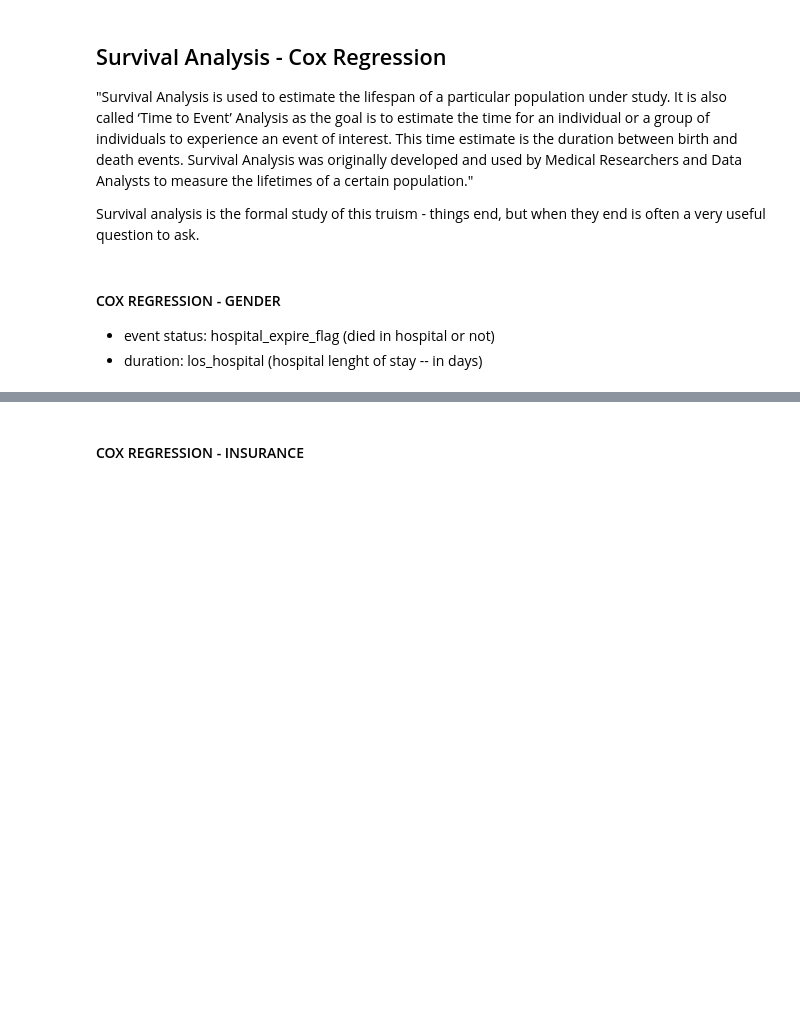
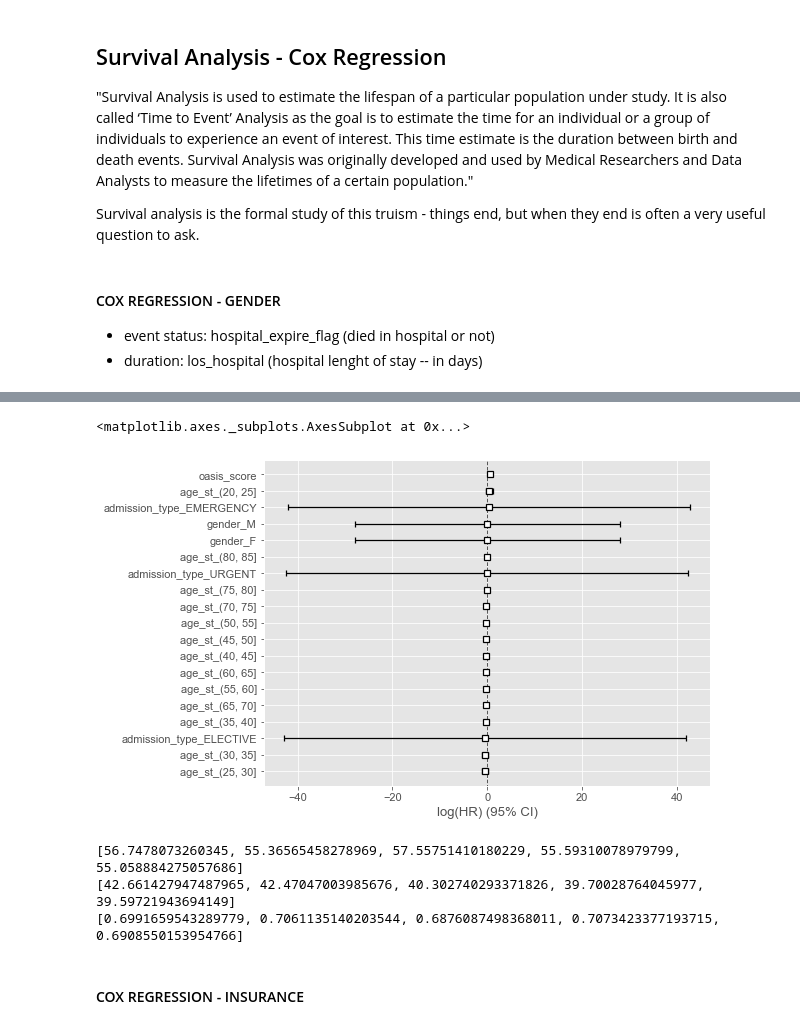
Before and after one commit to bseewald/fairness-ml-health, a Jupyter notebook: notebooks/mimic-iii/regression/cox_regression.ipynb, the cells around one changed output, grey strips where cells are left out. Saved outputs shown, nothing was run; the diff lists cells and outputs as text; code cells hidden in the pictures; blank space fills up the shorter version.

Commit message:
wip: cox regression

```diff
--- a/notebooks/mimic-iii/regression/cox_regression.ipynb
+++ b/notebooks/mimic-iii/regression/cox_regression.ipynb
@@ -369,14 +373,10 @@ Index(['subject_id', 'hadm_id', 'icustay_id', 'gender', 'dod', 'admittime',
 # %%
 cohort = cohort_df.copy()
 cohort.dropna(inplace=True)
-
-# Set index and covert column type
-# cohort.set_index('hadm_id')
-# cohort['dod'] = cohort['dod'].values.astype(float)
 
 # Binning
 cohort['age_st'] = pd.cut(cohort['age'], np.arange(15, 90, 5))
 cohort.drop('age', axis=1, inplace=True)
 
-cohort['icd9_group'] = 0
+# cohort['icd9_group'] = 0
 # %%
@@ -491,19 +491,19 @@ drop = ['subject_id', 'hadm_id', 'icustay_id', 'dod', 'admittime', 'dischtime',
 cohort.drop(drop, axis=1, inplace=True)
 # %%
 # Convert categorical variables
-categorical_gender = ['gender', 'admission_type', 'age_st', 'icd9_group']
-categorical_insurance = ['insurance', 'admission_type', 'age_st', 'icd9_group']
-categorical_ethnicity = ['ethnicity_grouped', 'admission_type', 'age_st', 'icd9_group']
-categorical_oasis = ['admission_type', 'age_st', 'icd9_group']
+categorical_gender = ['gender', 'admission_type', 'age_st']
+categorical_insurance = ['insurance', 'admission_type', 'age_st']
+categorical_ethnicity = ['ethnicity_grouped', 'admission_type', 'age_st']
+categorical_oasis = ['admission_type', 'age_st']
 
 df_gender = pd.get_dummies(cohort, columns=categorical_gender)
-df_gender.drop(['insurance', 'ethnicity_grouped'], axis=1, inplace=True)
+df_gender.drop(['insurance', 'ethnicity_grouped', 'age_st_(15, 20]'], axis=1, inplace=True)
 
 df_insurance = pd.get_dummies(cohort, columns=categorical_insurance)
-df_insurance.drop(['gender', 'ethnicity_grouped'], axis=1, inplace=True)
+df_insurance.drop(['gender', 'ethnicity_grouped', 'age_st_(15, 20]'], axis=1, inplace=True)
 
 df_ethnicity = pd.get_dummies(cohort, columns=categorical_ethnicity)
-df_ethnicity.drop(['insurance', 'gender'], axis=1, inplace=True)
+df_ethnicity.drop(['insurance', 'gender', 'age_st_(15, 20]'], axis=1, inplace=True)
 
 df_oasis = pd.get_dummies(cohort, columns=categorical_oasis)
-df_oasis.drop(['gender', 'insurance', 'ethnicity_grouped'], axis=1, inplace=True)
+df_oasis.drop(['gender', 'insurance', 'ethnicity_grouped', 'age_st_(15, 20]'], axis=1, inplace=True)
@@ -538,10 +517,12 @@ Survival analysis is the formal study of this truism - things end, but when they
 import lifelines
 from lifelines import CoxPHFitter
 from lifelines.utils import k_fold_cross_validation
+from sklearn.metrics import mean_absolute_error, brier_score_loss
+
 
 def cox_regression(df, duration, event, strata_df=None):
-    cph = CoxPHFitter()
-    cph.fit(df, duration_col=duration, event_col=event, strata=strata_df, show_progress=True)
+    cph = CoxPHFitter(penalizer=0.01)
+    cph.fit(df, duration_col=duration, event_col=event, strata=strata_df, show_progress=True, step_size=0.50)
     return cph
 # %% [markdown]
 #### COX REGRESSION - GENDER
@@ -560,4 +532,4 @@ k_fold_cross_validation(cph, df, duration_col='los_hospital', event_col='hospita
 # %%
-cx = cox_regression(df_gender, 'los_hospital', 'hospital_expire_flag')
-cx.print_summary()
+cx_gender = cox_regression(df_gender, 'los_hospital', 'hospital_expire_flag')
+cx_gender.print_summary()
 # %% [output]
@@ -575,0 +564,6 @@ cx.check_assumptions(df_gender)
+# %%
+ax = plt.subplots(figsize=(8, 6))
+cx_gender.plot(ax=ax[1])
+# %% [output]
+<matplotlib.axes._subplots.AxesSubplot at 0x...>
+[figure, added]
@@ -576,3 +580,11 @@ cx.check_assumptions(df_gender)
+# %%
+# print(scores_gender_mae)
+print(scores_gender_scikit)
+print(scores_gender_cindex)
+# %% [output]
+[56.7478073260345, 55.36565458278969, 57.55751410180229, 55.59310078979799, 55.058884275057686]
+[42.661427947487965, 42.47047003985676, 40.302740293371826, 39.70028764045977, 39.59721943694149]
+[0.6991659543289779, 0.7061135140203544, 0.6876087498368011, 0.7073423377193715, 0.6908550153954766]
 # %% [markdown]
 #### COX REGRESSION - INSURANCE
 # %%
```
Also changed, not shown: parts of 44 cells of this notebook.
